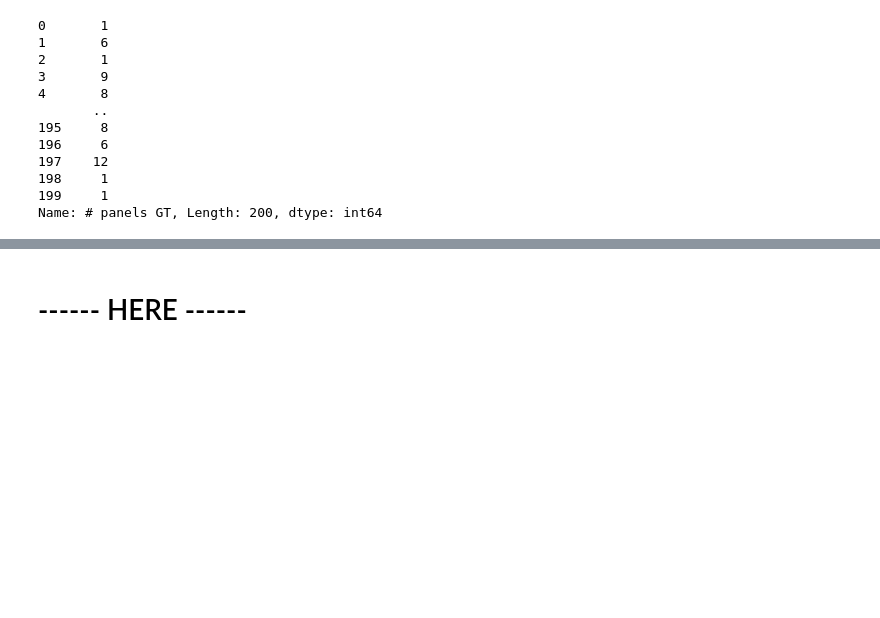
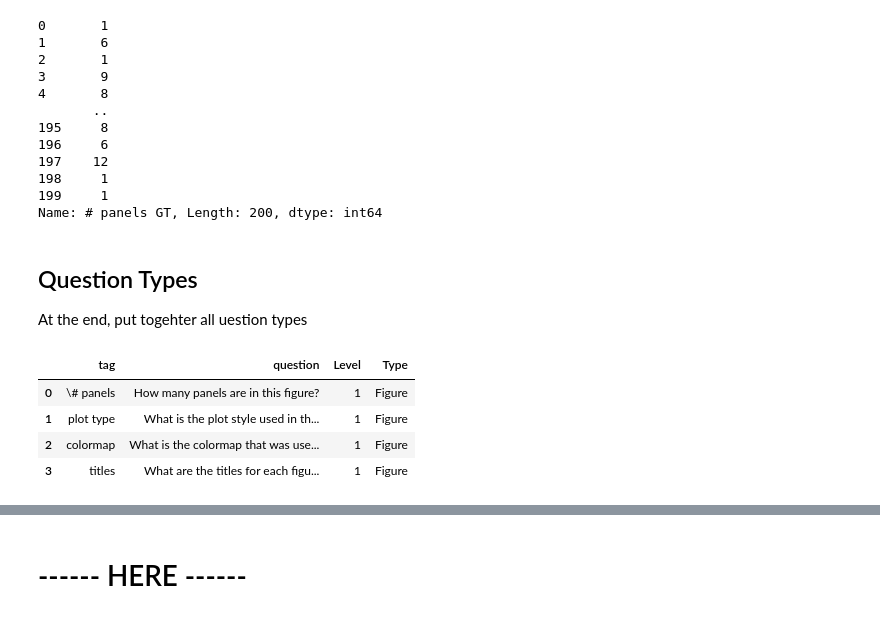
Before and after one commit to ReadingTimeMachine/LLM_VQA_MultiPanel, a Jupyter notebook: parse_lmm_outputs_to_figs.ipynb, the cells around one changed output, grey strips where cells are left out. Cells and saved outputs as stored; diff of their text form; code cells hidden in the pictures; blank space fills up the shorter version.

```diff
--- a/parse_lmm_outputs_to_figs.ipynb
+++ b/parse_lmm_outputs_to_figs.ipynb
@@ -99,6 +102,10 @@ import utils.parse_lmm_output_utils
 reload(utils.parse_lmm_output_utils)
 
 from utils.parse_lmm_output_utils import get_lmm_gt
+
+df_question_tags = {}
+for t in ['tag', 'question', 'Level', 'Type']:
+    df_question_tags[t] = []
 # %%
 # figure-level questions
 questions_figure = [
@@ -405,3 +374,7 @@ dfplot['# panels GT']
 198     1
 199     1
 Name: # panels GT, Length: 200, dtype: int64
+# %% [markdown]
+## Question Types
+
+At the end, put togehter all uestion types
@@ -407,0 +383,14 @@ Name: # panels GT, Length: 200, dtype: int64
+# %%
+df_question_table = pd.DataFrame(df_question_tags)
+
+for d in [df_F_question_tags]:
+    d2 = pd.DataFrame(d)
+    df_question_table = pd.concat([df_question_table, d2])
+# %%
+df_question_table
+# %% [output]
+|  | tag | question | Level | Type |
+| 0 | \# panels | How many panels are in this figure? | 1 | Figure |
+| 1 | plot type | What is the plot style used in th... | 1 | Figure |
+| 2 | colormap | What is the colormap that was use... | 1 | Figure |
+| 3 | titles | What are the titles for each figu... | 1 | Figure |
```
Also changed, not shown: parts of 8 cells of this notebook.
